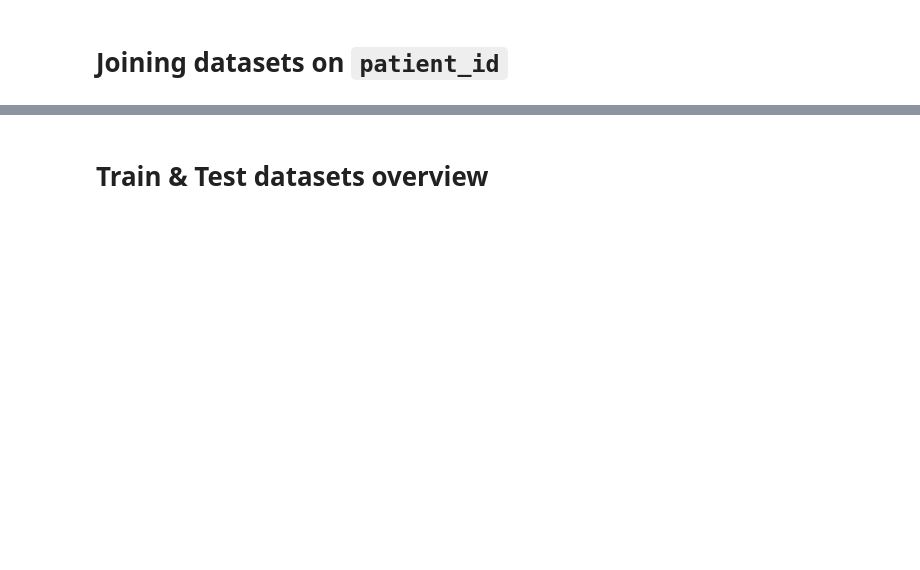
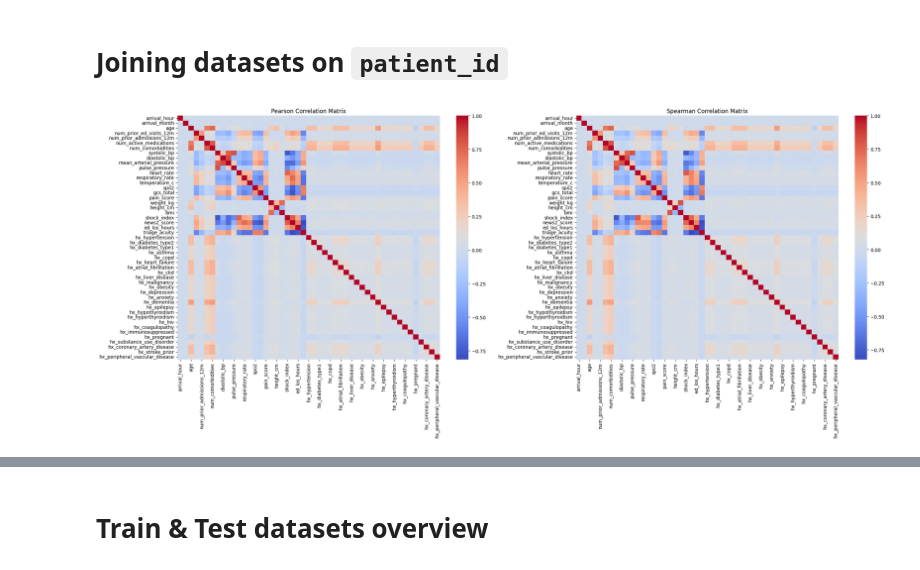
Before and after one commit to dsAlessandro/Emergency-Department-Acuity-Prediction, a Jupyter notebook: notebook.ipynb, the cells around one changed output, grey strips where cells are left out. Cells and saved outputs as stored; diff of their text form; code cells hidden in the pictures; blank space fills up the shorter version.

Commit message:
feat: added some further description to the problem and analyzed correlation. Also fixed a 'double' merge. Careful about the use of certain columns in train.csv and READ the introduction.md notebook

```diff
--- a/notebook.ipynb
+++ b/notebook.ipynb
@@ -20,12 +23,14 @@ train_df = pd.read_csv("dataset/train.csv")
 test_df = pd.read_csv("dataset/test.csv")
 complaints_df = pd.read_csv("dataset/chief_complaints.csv")
 histsory_df = pd.read_csv("dataset/patient_history.csv")
-
 patient_info_df = complaints_df.merge(
     histsory_df,
     on="patient_id",
     how="outer"
 )
+
+train_df.drop(columns=["chief_complaint_system"], inplace=True)
+test_df.drop(columns=["chief_complaint_system"], inplace=True)
 
 train_full_df = train_df.merge(
     patient_info_df,
@@ -44,3 +49,19 @@ test_full_df.to_csv("dataset/test_dataset.csv", index=False)
 
 train_df = train_full_df
 test_df = test_full_df
+# %%
+fig, ax = plt.subplots(1,2, figsize=(24, 10))
+
+pearson_corr_matrix = train_df.corr(numeric_only=True, method='pearson')
+spearman_corr_matrix = train_df.corr(numeric_only=True, method='spearman')
+
+sns.heatmap(pearson_corr_matrix, cmap="coolwarm", ax=ax[0])
+sns.heatmap(spearman_corr_matrix, cmap="coolwarm", ax=ax[1])
+
+ax[0].set_title("Pearson Correlation Matrix")
+ax[1].set_title("Spearman Correlation Matrix")
+
+plt.tight_layout()
+plt.show()
+# %% [output]
+[figure, added]
```
Also changed, not shown: parts of 7 cells of this notebook, 5 other files.
